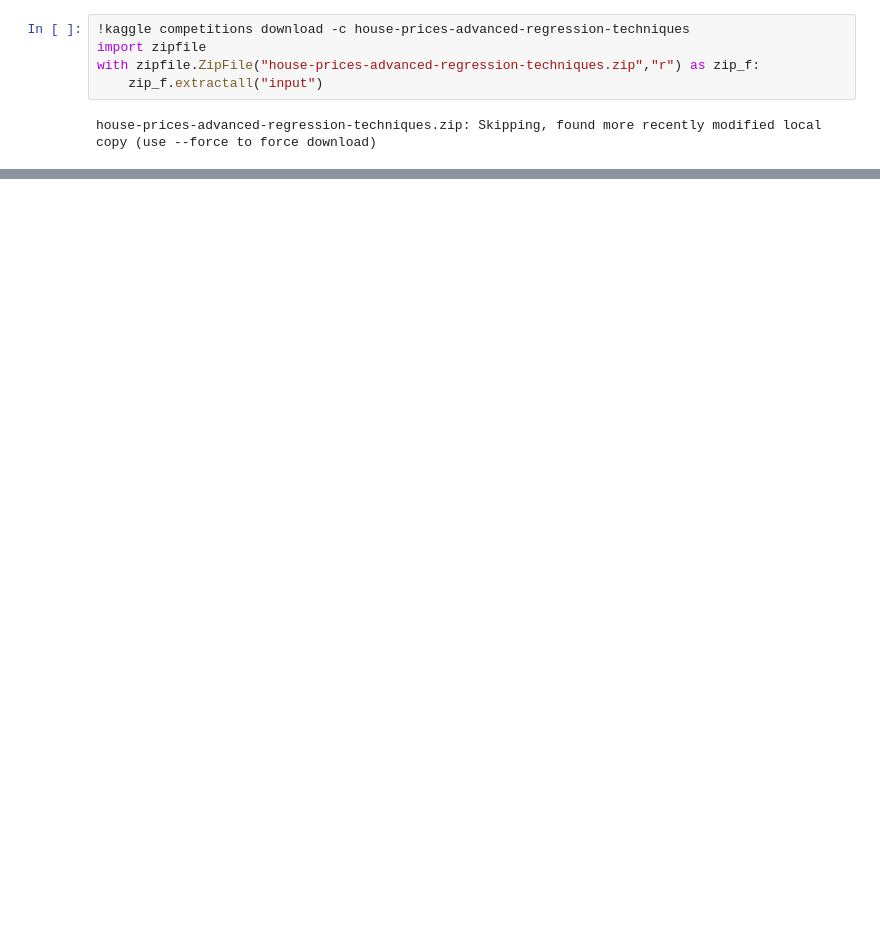
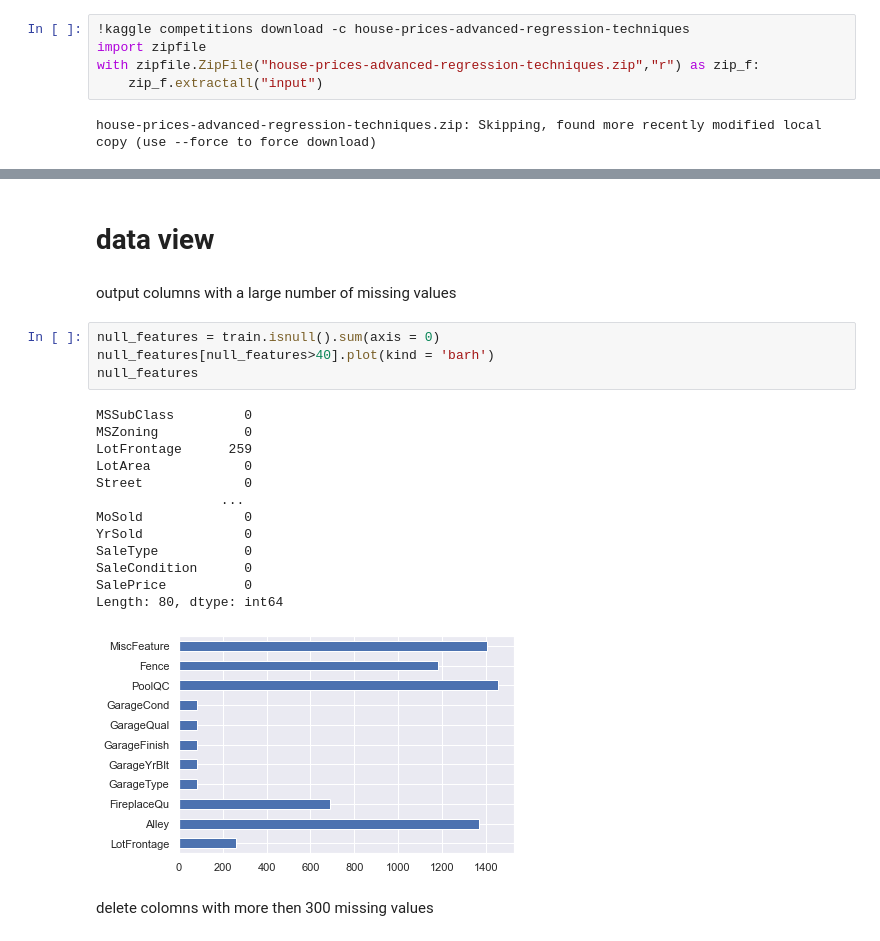
Before and after one commit to DmitrySH19/house-price-prediction, a Jupyter notebook: house_prices_solution.ipynb, the cells around one changed output, grey strips where cells are left out. Drawn from its saved outputs; the diff is of its cells as text; blank space fills up the shorter version.

```diff
--- a/house_prices_solution.ipynb
+++ b/house_prices_solution.ipynb
@@ -75,0 +97,24 @@ test.head()
+# %% [markdown]
+# data view
+# %% [markdown]
+output columns with a large number of missing values
+# %%
+null_features = train.isnull().sum(axis = 0)
+null_features[null_features>40].plot(kind = 'barh')
+null_features
+# %% [output]
+MSSubClass         0
+MSZoning           0
+LotFrontage      259
+LotArea            0
+Street             0
+                ...
+MoSold             0
+YrSold             0
+SaleType           0
+SaleCondition      0
+SalePrice          0
+Length: 80, dtype: int64
+[figure, added]
+# %% [markdown]
+delete colomns with more then 300 missing values
```
Also changed, not shown: parts of 44 cells of this notebook.
